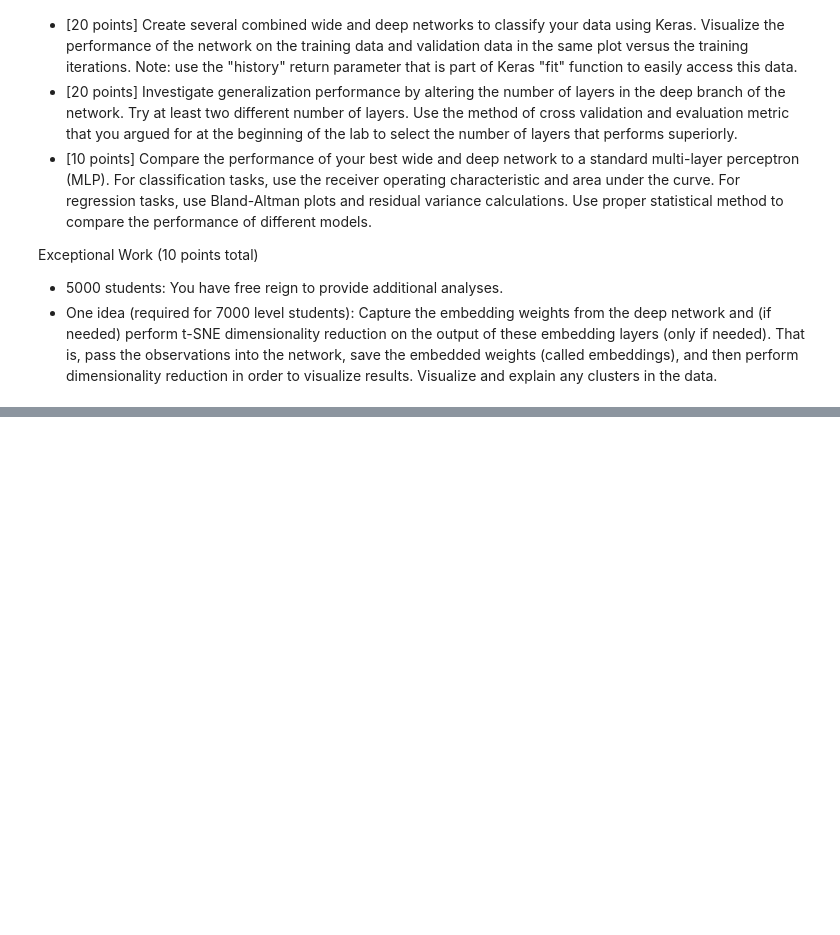
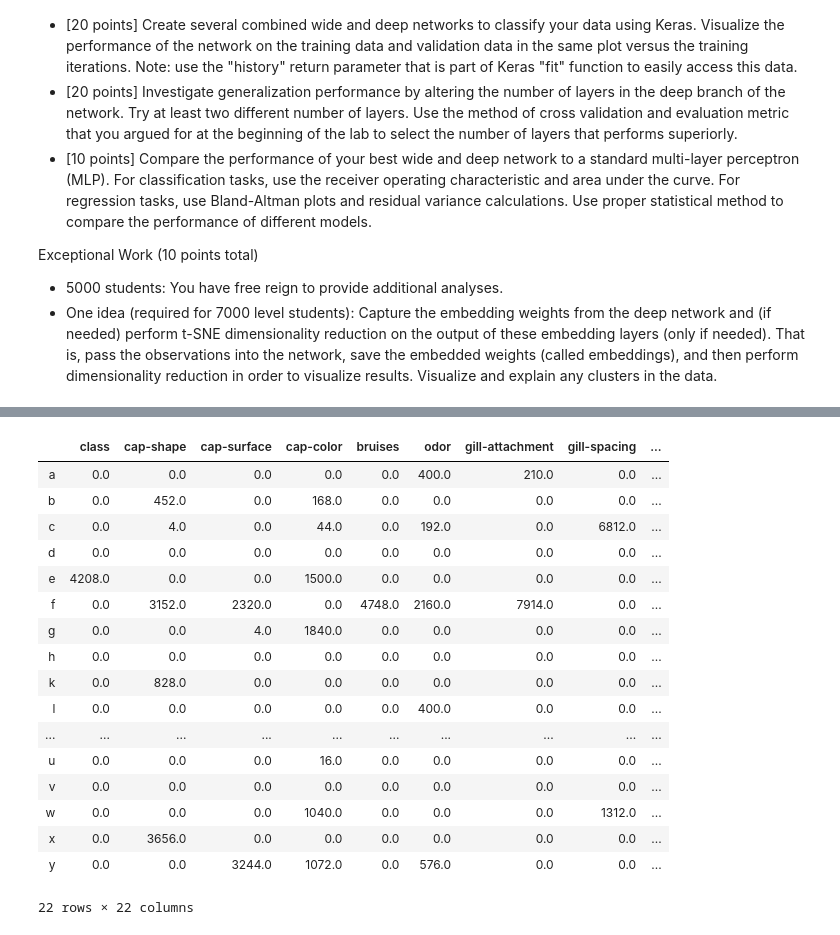
Before and after one commit to liamlows/CS5324-ML_Python, a Jupyter notebook: Lab5/Lab 5.ipynb, the cells around one changed output, grey strips where cells are left out. Cells and saved outputs as stored; diff of their text form; code cells hidden in the pictures; blank space fills up the shorter version.

```diff
--- a/Lab5/Lab 5.ipynb
+++ b/Lab5/Lab 5.ipynb
@@ -114,0 +150,22 @@ Using TensorFlow backend.
+# %%
+data_counts = data.apply(pd.value_counts).fillna(0)
+data_counts
+# %% [output]
+|  | class | cap-shape | cap-surface | cap-color | bruises | odor | gill-attachment | gill-spacing | ... |
+| a | 0.0 | 0.0 | 0.0 | 0.0 | 0.0 | 400.0 | 210.0 | 0.0 | ... |
+| b | 0.0 | 452.0 | 0.0 | 168.0 | 0.0 | 0.0 | 0.0 | 0.0 | ... |
+| c | 0.0 | 4.0 | 0.0 | 44.0 | 0.0 | 192.0 | 0.0 | 6812.0 | ... |
+| d | 0.0 | 0.0 | 0.0 | 0.0 | 0.0 | 0.0 | 0.0 | 0.0 | ... |
+| e | 4208.0 | 0.0 | 0.0 | 1500.0 | 0.0 | 0.0 | 0.0 | 0.0 | ... |
+| f | 0.0 | 3152.0 | 2320.0 | 0.0 | 4748.0 | 2160.0 | 7914.0 | 0.0 | ... |
+| g | 0.0 | 0.0 | 4.0 | 1840.0 | 0.0 | 0.0 | 0.0 | 0.0 | ... |
+| h | 0.0 | 0.0 | 0.0 | 0.0 | 0.0 | 0.0 | 0.0 | 0.0 | ... |
+| k | 0.0 | 828.0 | 0.0 | 0.0 | 0.0 | 0.0 | 0.0 | 0.0 | ... |
+| l | 0.0 | 0.0 | 0.0 | 0.0 | 0.0 | 400.0 | 0.0 | 0.0 | ... |
+| ... | ... | ... | ... | ... | ... | ... | ... | ... | ... |
+| u | 0.0 | 0.0 | 0.0 | 16.0 | 0.0 | 0.0 | 0.0 | 0.0 | ... |
+| v | 0.0 | 0.0 | 0.0 | 0.0 | 0.0 | 0.0 | 0.0 | 0.0 | ... |
+| w | 0.0 | 0.0 | 0.0 | 1040.0 | 0.0 | 0.0 | 0.0 | 1312.0 | ... |
+| x | 0.0 | 3656.0 | 0.0 | 0.0 | 0.0 | 0.0 | 0.0 | 0.0 | ... |
+| y | 0.0 | 0.0 | 3244.0 | 1072.0 | 0.0 | 576.0 | 0.0 | 0.0 | ... |
+22 rows × 22 columns
```
Also changed, not shown: parts of 35 cells of this notebook, 5 other files.
